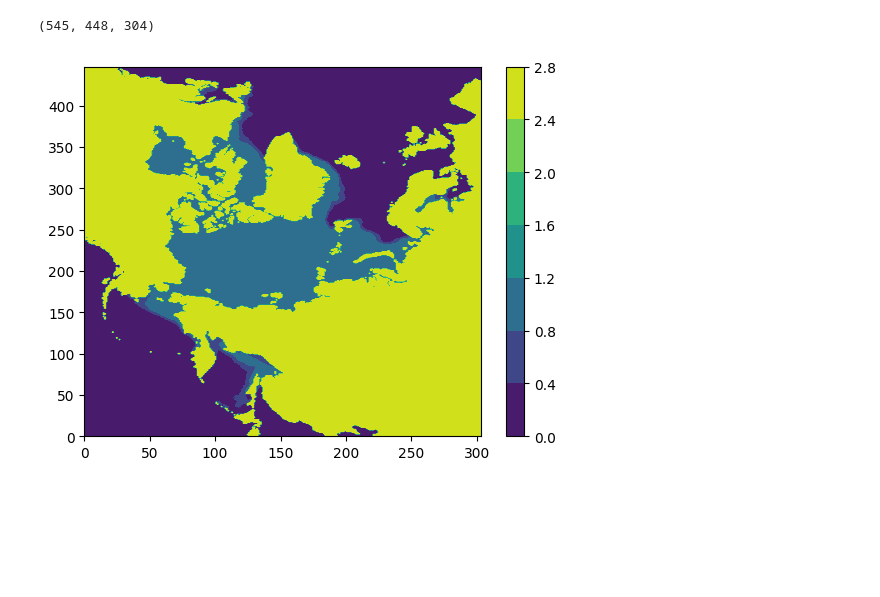
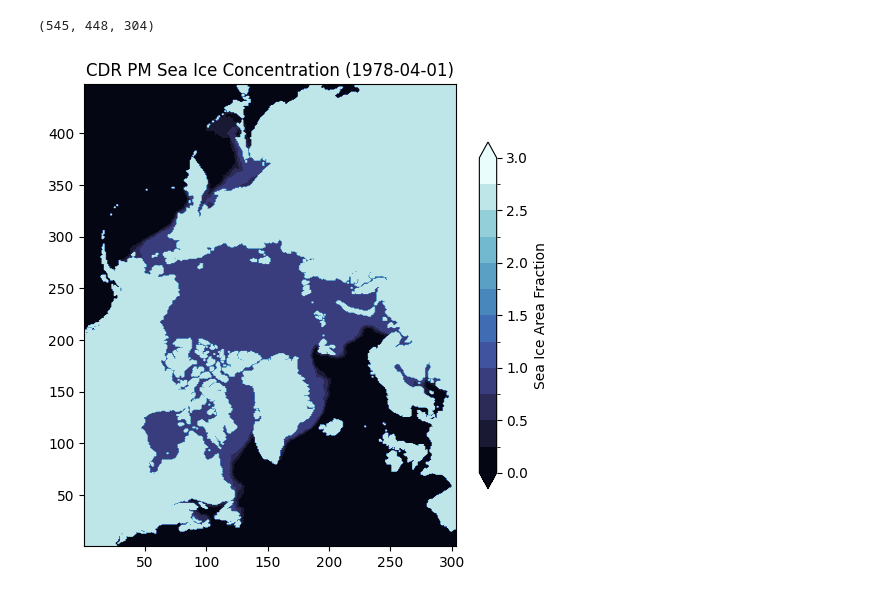
Before and after one commit to skylargale/MLGEO2024_skycgale, a Jupyter notebook: project/sea_ice_test.ipynb, the cells around one changed output. Cells and saved outputs as stored; diff of their text form; code cells hidden in the pictures; blank space fills up the shorter version.

Commit message:
sea ice figure clean up

```diff
--- a/project/sea_ice_test.ipynb
+++ b/project/sea_ice_test.ipynb
@@ -35,10 +40,3 @@ sic_reshaped = sic.reshape((sic.shape[0], sic.shape[2], sic.shape[3]))
 sic_reshaped.shape
 # %% [output]
 (545, 448, 304)
-# %%
-plt.figure
-plt.contourf(sic_reshaped[0])
-plt.colorbar()
-plt.show()
-# %% [output]
-[figure, removed]
@@ -44,0 +66,18 @@ plt.show()
+# %%
+# Define the boundaries for the discrete intervals
+boundaries = np.linspace(np.floor(sic_reshaped[0].min()), np.ceil(sic_reshaped[0].max()), 13)
+
+# Create a normalization object
+norm = BoundaryNorm(boundaries, ncolors=cmocean.cm.ice.N, clip=True)
+
+# Plot the data
+plt.figure(figsize=(6, 6))
+plt.contourf(sic_reshaped[0], cmap=cmocean.cm.ice, norm=norm, levels=boundaries, extend='both', origin='upper')
+
+# Add a colorbar
+plt.colorbar(orientation='vertical', shrink=0.75, pad=0.05, label='Sea Ice Area Fraction')
+
+plt.title('CDR PM Sea Ice Concentration (1978-04-01)')
+plt.show()
+# %% [output]
+[figure, added]
```
Also changed, not shown: parts of 2 cells of this notebook.
